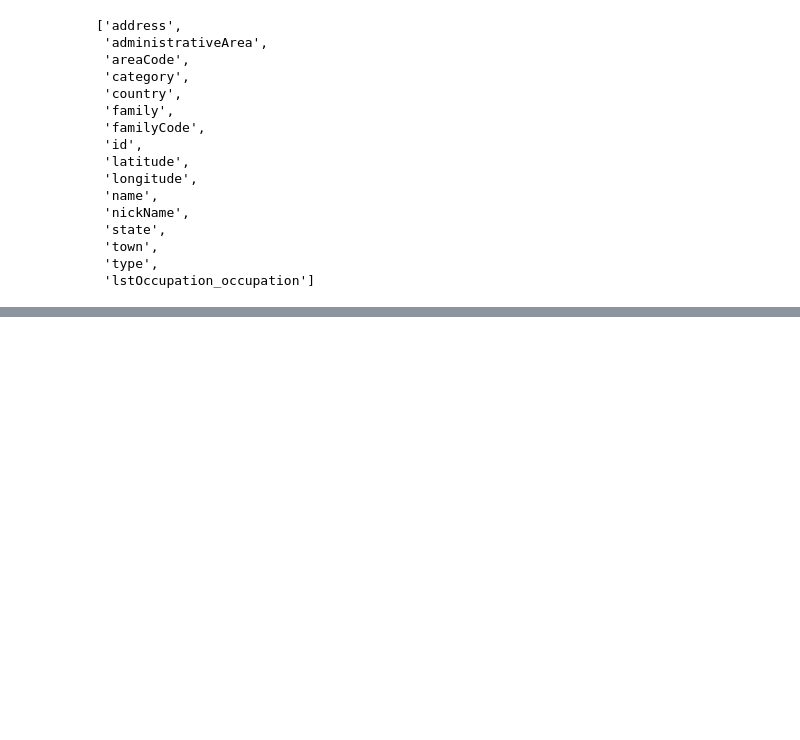
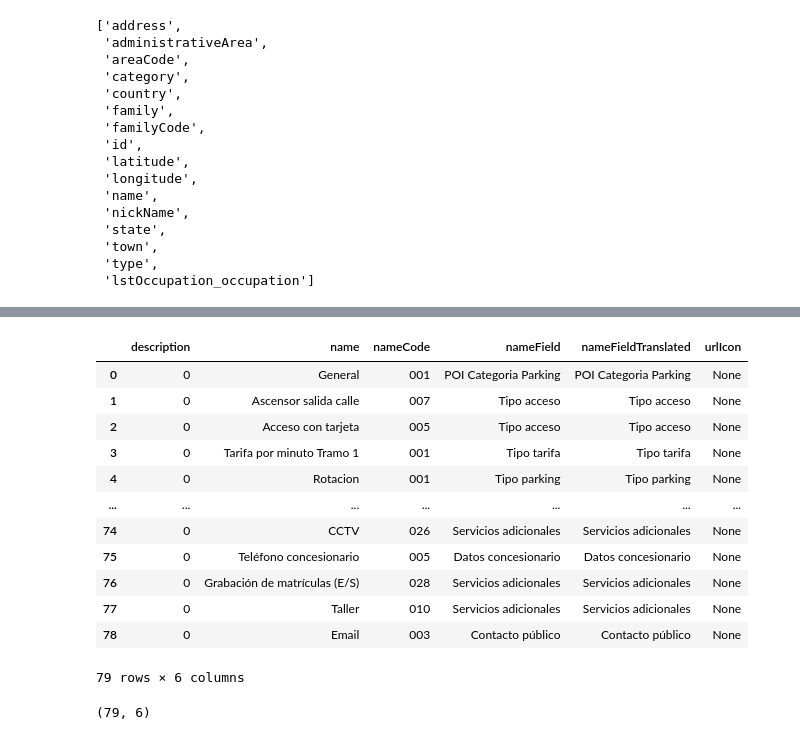
Before and after one commit to contactodiegovega/Trafico-Madrid, a Jupyter notebook: parking.ipynb, the cells around one changed output, grey strips where cells are left out. Cells and saved outputs as stored; diff of their text form; code cells hidden in the pictures; blank space fills up the shorter version.

```diff
--- a/parking.ipynb
+++ b/parking.ipynb
@@ -142,0 +298,11 @@ df.columns.tolist()
+# %%
+parametros_features = {
+    "language": "ES",
+    "publicData": True
+}
+
+features_resultado = client.service.GetListFeatures(
+    parametersListFeatures=parametros_features
+)
+
+print(features_resultado)
@@ -142,0 +316,12 @@ df.columns.tolist()
+# %%
+from lxml import etree
+
+raw_features = features_resultado["_raw_elements"][0]
+
+print(
+    etree.tostring(
+        raw_features,
+        pretty_print=True,
+        encoding="unicode"
+    )[:8000]
+)
@@ -142,0 +346,33 @@ df.columns.tolist()
+# %%
+features_catalogo = []
+
+for feature in raw_features:
+    fila = {}
+
+    for campo in feature:
+        nombre = campo.tag.split("}")[-1]
+        fila[nombre] = campo.text
+
+    features_catalogo.append(fila)
+
+df_features_catalogo = pd.DataFrame(features_catalogo)
+
+df_features_catalogo
+# %% [output]
+|  | description | name | nameCode | nameField | nameFieldTranslated | urlIcon |
+| 0 | 0 | General | 001 | POI Categoria Parking | POI Categoria Parking | None |
+| 1 | 0 | Ascensor salida calle | 007 | Tipo acceso | Tipo acceso | None |
+| 2 | 0 | Acceso con tarjeta | 005 | Tipo acceso | Tipo acceso | None |
+| 3 | 0 | Tarifa por minuto Tramo 1 | 001 | Tipo tarifa | Tipo tarifa | None |
+| 4 | 0 | Rotacion | 001 | Tipo parking | Tipo parking | None |
+| ... | ... | ... | ... | ... | ... | ... |
+| 74 | 0 | CCTV | 026 | Servicios adicionales | Servicios adicionales | None |
+| 75 | 0 | Teléfono concesionario | 005 | Datos concesionario | Datos concesionario | None |
+| 76 | 0 | Grabación de matrículas (E/S) | 028 | Servicios adicionales | Servicios adicionales | None |
+| 77 | 0 | Taller | 010 | Servicios adicionales | Servicios adicionales | None |
+| 78 | 0 | Email | 003 | Contacto público | Contacto público | None |
+79 rows × 6 columns
+# %%
+df_features_catalogo.shape
+# %% [output]
+(79, 6)
```
Also changed, not shown: parts of 17 cells of this notebook.
